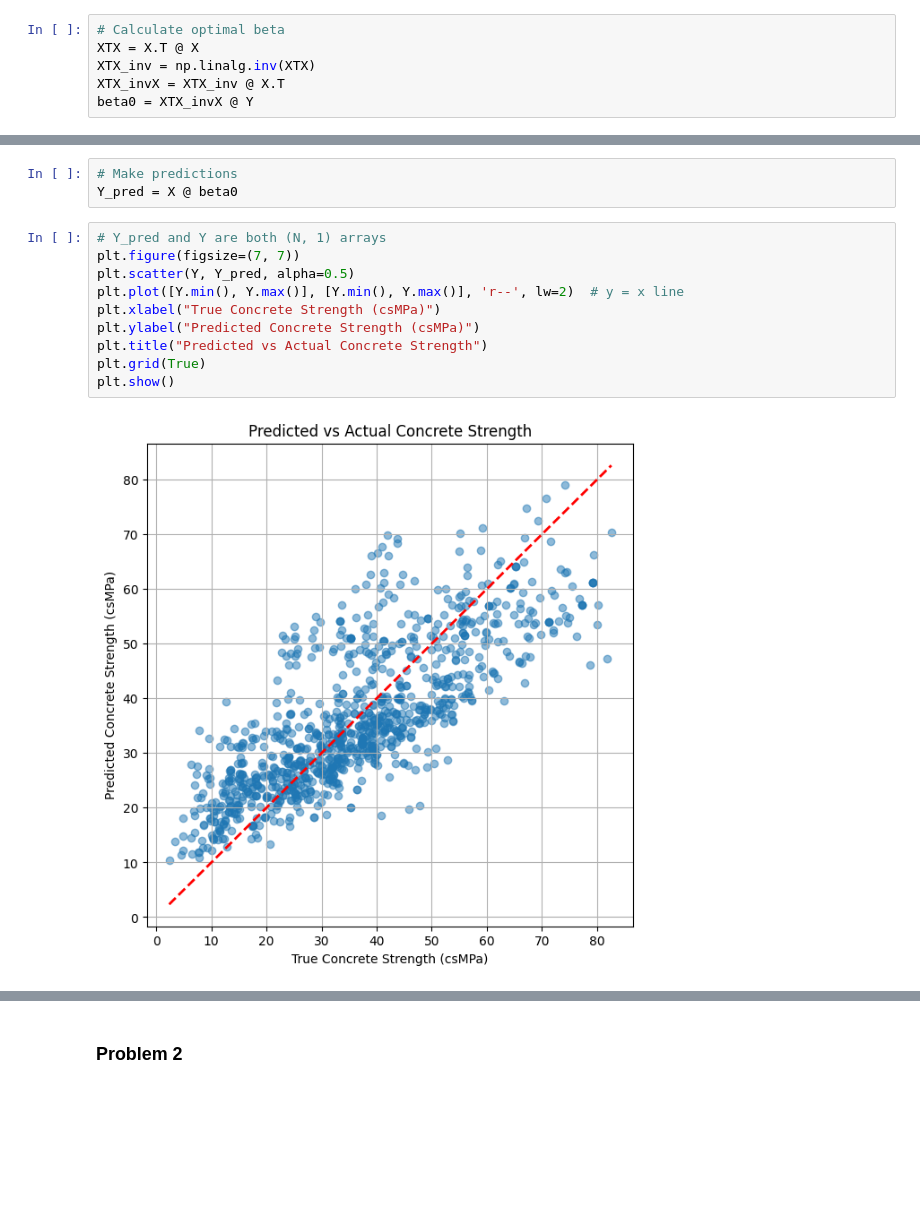
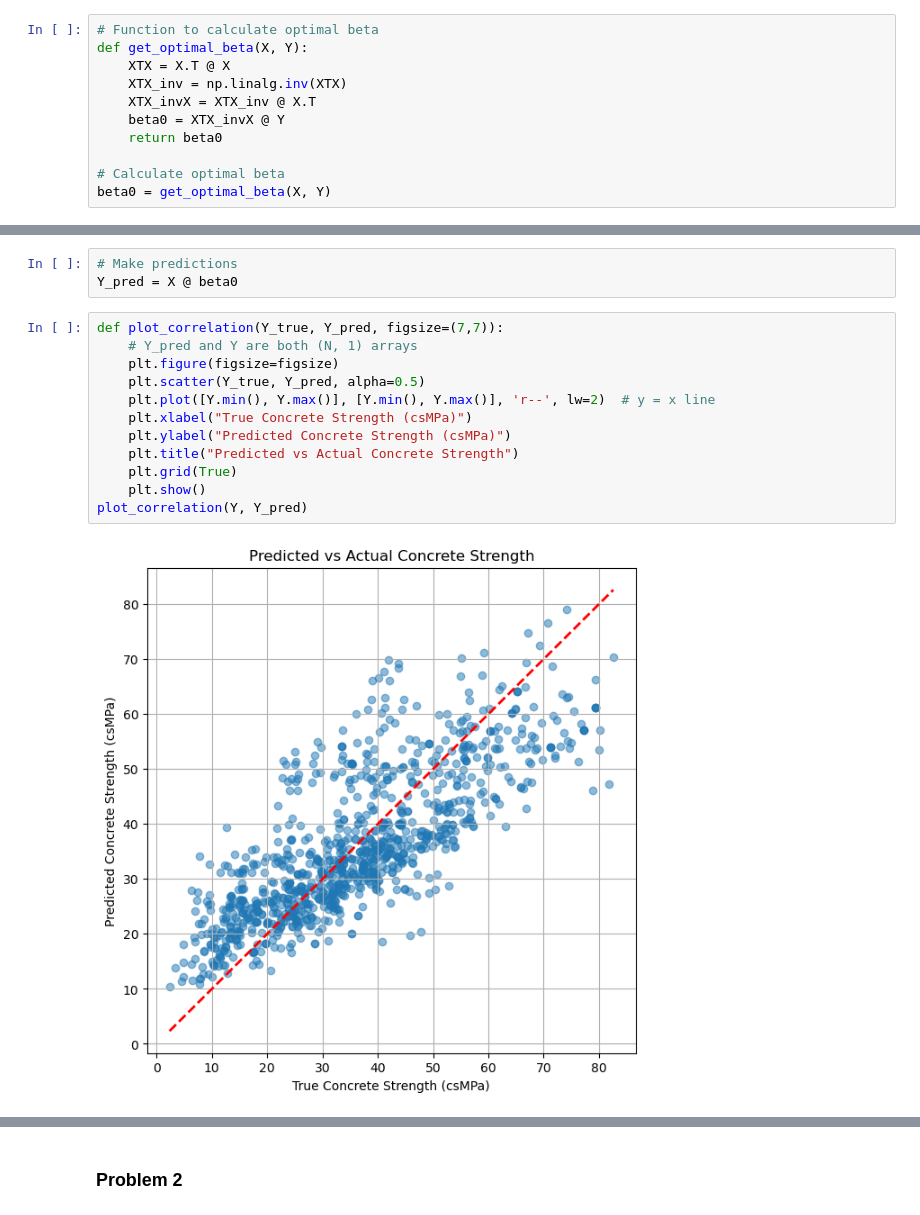
Before and after one commit to yankunm/DeepLearning, a Jupyter notebook: HW1/p1.ipynb, the cells around one changed output, grey strips where cells are left out. Saved outputs shown, nothing was run; the diff lists cells and outputs as text; blank space fills up the shorter version.

```diff
--- a/HW1/p1.ipynb
+++ b/HW1/p1.ipynb
@@ -98,11 +102,16 @@ print(Y.shape)
 (1030, 9)
 (1030, 1)
 # %%
+# Function to calculate optimal beta
+def get_optimal_beta(X, Y):
+    XTX = X.T @ X
+    XTX_inv = np.linalg.inv(XTX)
+    XTX_invX = XTX_inv @ X.T
+    beta0 = XTX_invX @ Y
+    return beta0
+
 # Calculate optimal beta
-XTX = X.T @ X
-XTX_inv = np.linalg.inv(XTX)
-XTX_invX = XTX_inv @ X.T
-beta0 = XTX_invX @ Y
+beta0 = get_optimal_beta(X, Y)
 # %%
 print(beta0)
 print(beta0.shape)
@@ -121,16 +130,18 @@ print(beta0.shape)
 # Make predictions
 Y_pred = X @ beta0
 # %%
-# Y_pred and Y are both (N, 1) arrays
-plt.figure(figsize=(7, 7))
-plt.scatter(Y, Y_pred, alpha=0.5)
-plt.plot([Y.min(), Y.max()], [Y.min(), Y.max()], 'r--', lw=2)  # y = x line
-plt.xlabel("True Concrete Strength (csMPa)")
-plt.ylabel("Predicted Concrete Strength (csMPa)")
-plt.title("Predicted vs Actual Concrete Strength")
-plt.grid(True)
-plt.show()
+def plot_correlation(Y_true, Y_pred, figsize=(7,7)):
+    # Y_pred and Y are both (N, 1) arrays
+    plt.figure(figsize=figsize)
+    plt.scatter(Y_true, Y_pred, alpha=0.5)
+    plt.plot([Y.min(), Y.max()], [Y.min(), Y.max()], 'r--', lw=2)  # y = x line
+    plt.xlabel("True Concrete Strength (csMPa)")
+    plt.ylabel("Predicted Concrete Strength (csMPa)")
+    plt.title("Predicted vs Actual Concrete Strength")
+    plt.grid(True)
+    plt.show()
+plot_correlation(Y, Y_pred)
 # %% [output]
-[figure, old version]
+[figure, new version]
 # %%
 # Mean Squared Error
```
Also changed, not shown: parts of 18 cells of this notebook, 8 other files.
